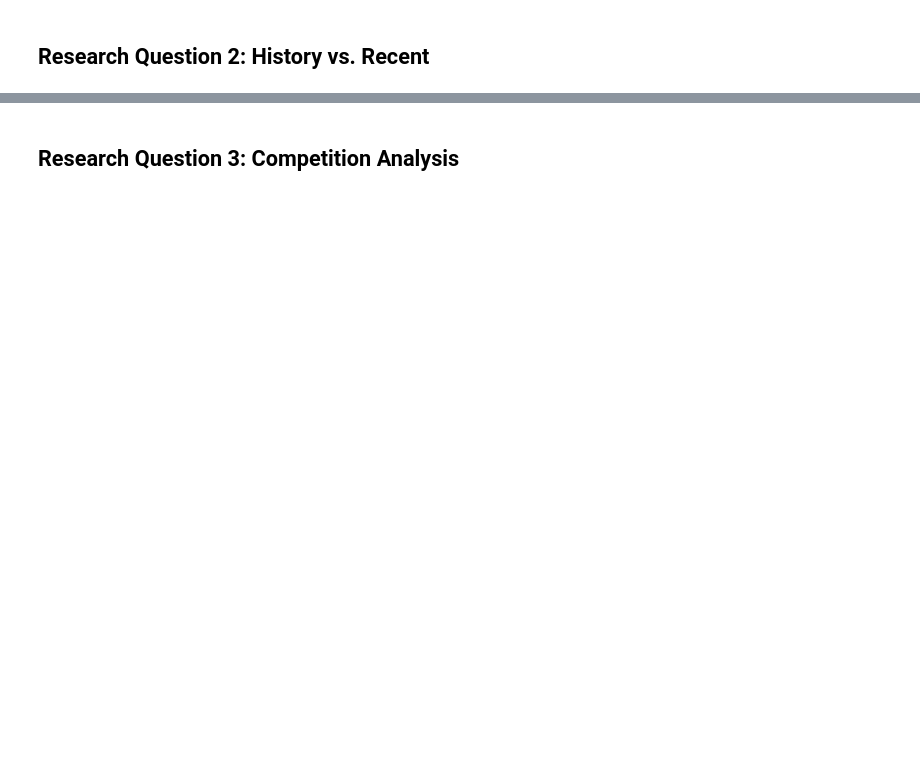
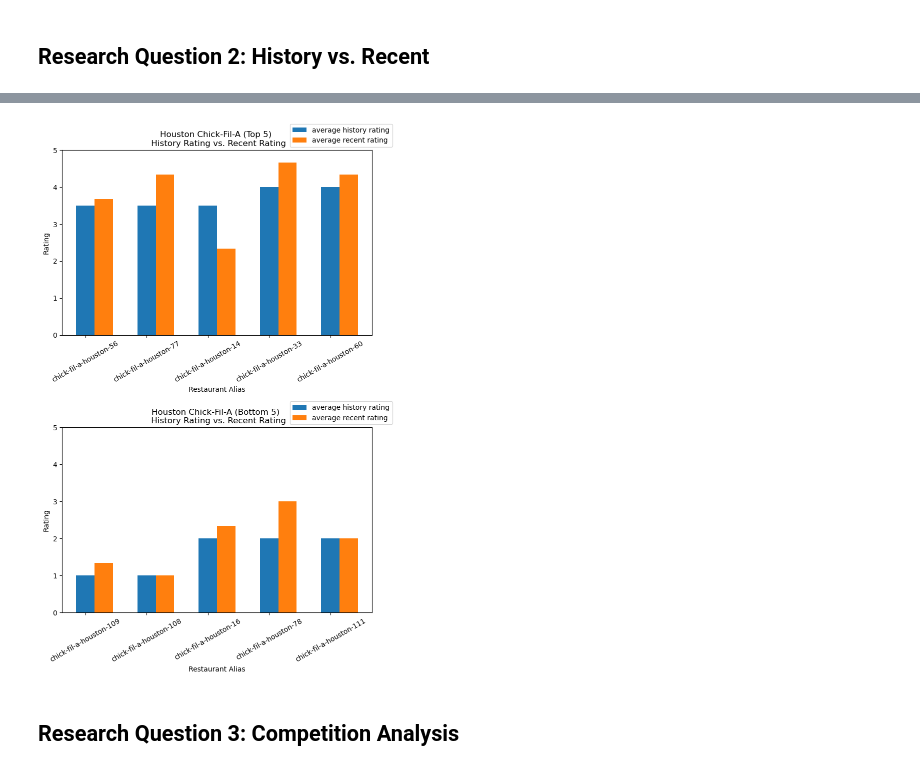
Before and after one commit to tonygana/project1, a Jupyter notebook: Group_Project_1.ipynb, the cells around one changed output, grey strips where cells are left out. Cells and saved outputs as stored; diff of their text form; code cells hidden in the pictures; blank space fills up the shorter version.

```diff
--- a/Group_Project_1.ipynb
+++ b/Group_Project_1.ipynb
@@ -321,25 +330,28 @@ plt.savefig("Output/History-vs-Recent-1.png")
 # %%
 # plot historical and rencet rating for Houston
 fig, ax = plt.subplots(2,1, figsize=(8,12))
-ax[0].bar(ind,Rating2,width,label = "average history rating")
-ax[0].bar(ind+0.3,Recent2,width,label = "average recent rating")
-ax[0].set_xticks(ind, Alias2,rotation = 45)
-ax[0].set_ylabel("Rating")
-ax[0].set_ylim(0,5)
-ax[0].set_title("Houston Chick-Fil-A (Bottom 5) \n History Rating vs. Recent Rating")
-ax[0].legend(loc="upper center", bbox_to_anchor=(0.9, 1.16))
+ax[1].bar(ind,Rating2,width,label = "average history rating")
+ax[1].bar(ind+0.3,Recent2,width,label = "average recent rating")
+ax[1].set_xticks(ind, Alias2,rotation = 30)
+ax[1].set_xlabel("Restaurant Alias")
+ax[1].set_ylabel("Rating")
+ax[1].set_ylim(0,5)
+ax[1].set_title("Houston Chick-Fil-A (Bottom 5) \n History Rating vs. Recent Rating")
+ax[1].legend(loc="upper center", bbox_to_anchor=(0.9, 1.16))
 
 plt.subplots_adjust(hspace=0.5)
 
-ax[1].bar(ind,Rating4,width,label = "average history rating")
-ax[1].bar(ind+0.3,Recent4,width,label = "average recent rating")
-ax[1].set_xticks(ind, Alias4,rotation = 45)
-ax[1].set_xlabel("Restaurant Alias")
-ax[1].set_ylabel("Rating")
+ax[0].bar(ind,Rating4,width,label = "average history rating")
+ax[0].bar(ind+0.3,Recent4,width,label = "average recent rating")
+ax[0].set_xticks(ind, Alias4,rotation = 30)
+ax[0].set_xlabel("Restaurant Alias")
+ax[0].set_ylabel("Rating")
 ax[0].set_ylim(0,5)
-ax[1].set_title("Houston Chick-Fil-A (Top 5) \n History Rating vs. Recent Rating")
-ax[1].legend(loc="upper center", bbox_to_anchor=(0.9, 1.16))
+ax[0].set_title("Houston Chick-Fil-A (Top 5) \n History Rating vs. Recent Rating")
+ax[0].legend(loc="upper center", bbox_to_anchor=(0.9, 1.16))
 plt.savefig("Output/History-vs-Recent-2.png")
+# %% [output]
+[figure, added]
 # %% [markdown]
 ## Research Question 3: Competition Analysis
 # %%
```
Also changed, not shown: parts of 16 cells of this notebook, 15 other files.
